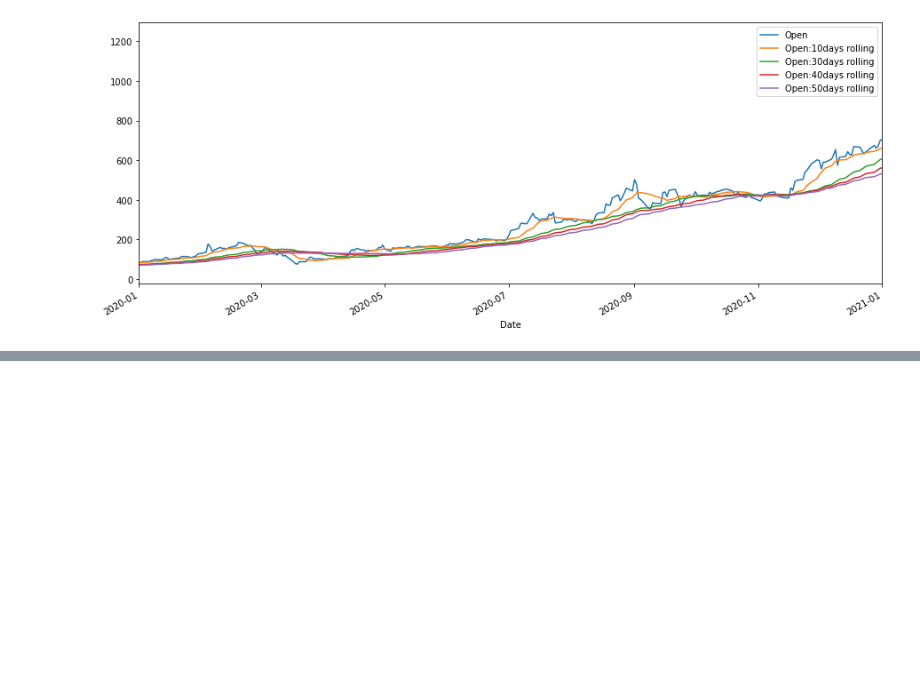
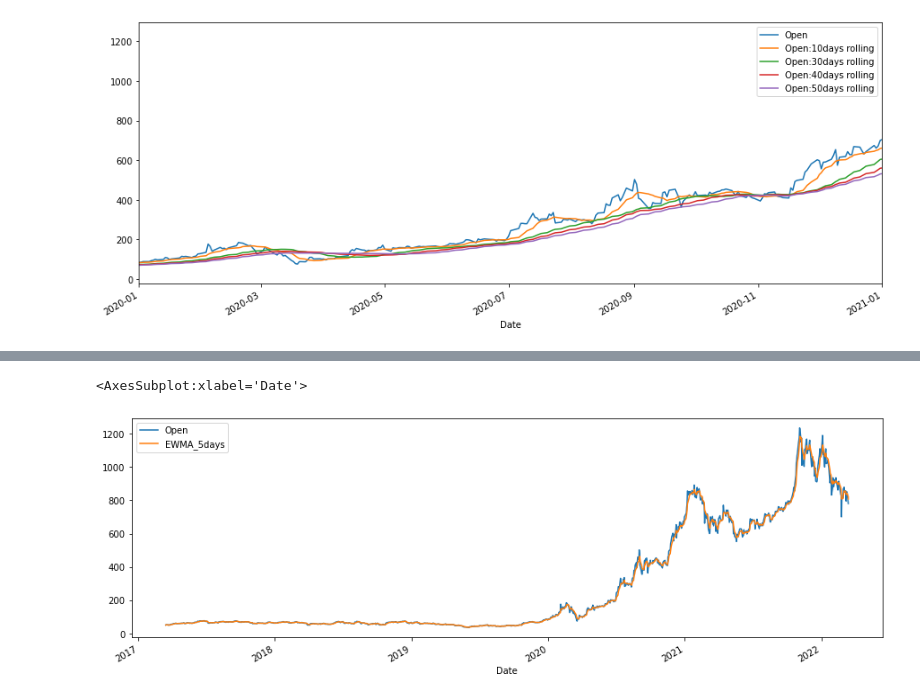
Before and after one commit to veerandra7/time_series_full_with_implementation, a Jupyter notebook: 02_time_series_ETS,EWMA,ARIMA,SARIMAX, Fbprophet.ipynb, the cells around one changed output, grey strips where cells are left out. Saved outputs shown, nothing was run; the diff lists cells and outputs as text; code cells hidden in the pictures; blank space fills up the shorter version.

```diff
--- a/02_time_series_ETS,EWMA,ARIMA,SARIMAX, Fbprophet.ipynb
+++ b/02_time_series_ETS,EWMA,ARIMA,SARIMAX, Fbprophet.ipynb
@@ -72,0 +109,7 @@ df_tesla[['Open','Open:10days rolling','Open:30days rolling','Open:40days rollin
+# %%
+df_tesla['EWMA_5days'] = df_tesla['Open'].ewm(span=5).mean()
+# %%
+df_tesla[['Open','EWMA_5days']].plot(figsize=(15,5))
+# %% [output]
+<AxesSubplot:xlabel='Date'>
+[figure, added]
```
Also changed, not shown: parts of 11 cells of this notebook.
